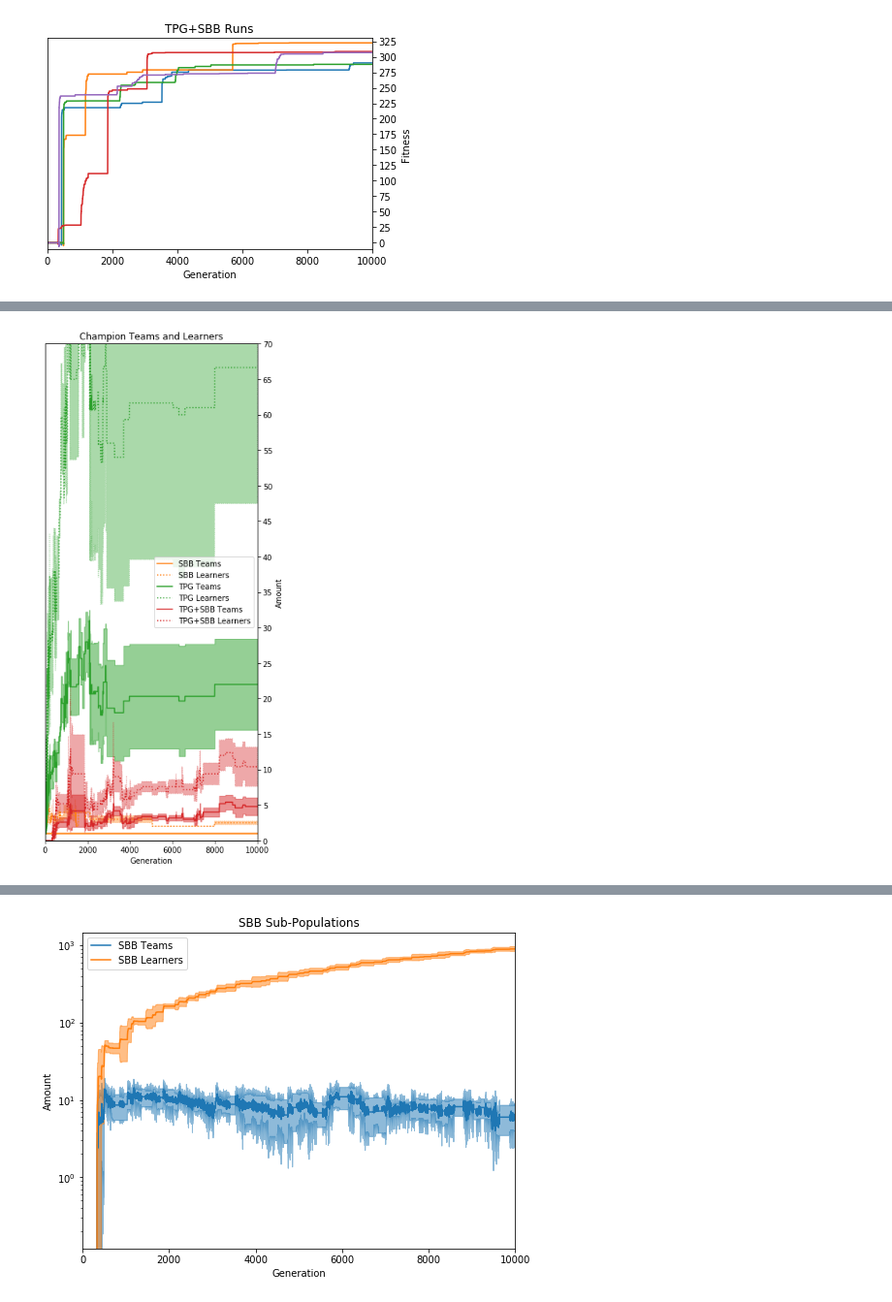
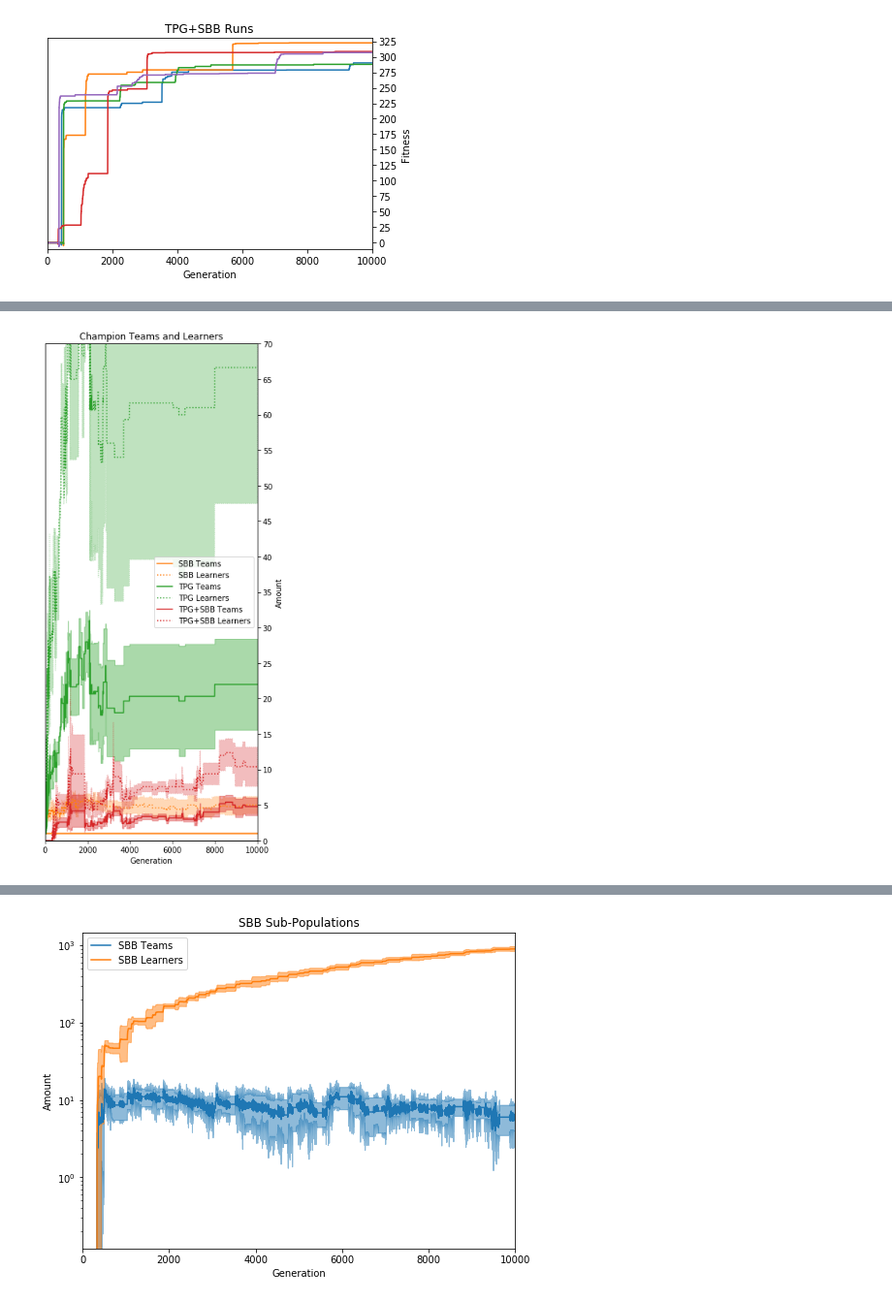
Before and after one commit to Ryan-Amaral/gp-bipedal-walker-analysis, a Jupyter notebook: basic_analysis.ipynb, the cells around one changed output, grey strips where cells are left out. Shown at 97% size. Cells and saved outputs as stored; diff of their text form; code cells hidden in the pictures.

```diff
--- a/basic_analysis.ipynb
+++ b/basic_analysis.ipynb
@@ -25,10 +25,10 @@ dfs_gp = [df_gp_1, df_gp_2, df_gp_3, df_gp_4, df_gp_5]
 
 df_sbb_1 = pd.read_csv("run-data/sbb/1/log.csv")
 df_sbb_2 = pd.read_csv("run-data/sbb/2/log.csv")
-#df_sbb_3 = pd.read_csv("run-data/sbb/3/log.csv")
-#df_sbb_4 = pd.read_csv("run-data/sbb/4/log.csv")
-#df_sbb_5 = pd.read_csv("run-data/sbb/5/log.csv")
-dfs_sbb = [df_sbb_1, df_sbb_2]#, df_sbb_3, df_sbb_4, df_sbb_5]
+df_sbb_3 = pd.read_csv("run-data/sbb/3/log.csv")
+df_sbb_4 = pd.read_csv("run-data/sbb/4/log.csv")
+df_sbb_5 = pd.read_csv("run-data/sbb/5/log.csv")
+dfs_sbb = [df_sbb_1, df_sbb_2, df_sbb_3, df_sbb_4, df_sbb_5]
 
 df_tpg_1 = pd.read_csv("run-data/tpg/1/log.csv")
 df_tpg_2 = pd.read_csv("run-data/tpg/2/log.csv")
@@ -197,57 +197,60 @@ tpgsbb_teams_means, tpgsbb_teams_stds = get_mean_std(dfs_tpgsbb, "champ_teams",
 tpgsbb_learners_means, tpgsbb_learners_stds = get_mean_std(dfs_tpgsbb, "champ_learners", 10000)
 
 
+std_div = 2
+
+
 plt.plot(sbb_teams_means, color=colors[1], label="SBB Teams")
 plt.fill_between(range(10000),
-                 sbb_teams_means-sbb_teams_stds/2, sbb_teams_means+sbb_teams_stds/2,
-                alpha=0.5, color=colors[1])
+                 sbb_teams_means-sbb_teams_stds/std_div, sbb_teams_means+sbb_teams_stds/std_div,
+                alpha=0.4, color=colors[1])
 
 plt.plot(sbb_learners_means, color=colors[1], linestyle="dotted", label="SBB Learners")
 plt.fill_between(range(10000),
-                 sbb_learners_means-sbb_learners_stds/2, sbb_learners_means+sbb_learners_stds/2,
-                alpha=0.4, color=colors[1], linestyle="dotted")
+                 sbb_learners_means-sbb_learners_stds/std_div, sbb_learners_means+sbb_learners_stds/std_div,
+                alpha=0.3, color=colors[1], linestyle="dotted")
 
 
 
 plt.plot(tpg_teams_means, color=colors[2], label="TPG Teams")
 plt.fill_between(range(10000),
-                 tpg_teams_means-tpg_teams_stds/2, tpg_teams_means+tpg_teams_stds/2,
-                alpha=0.5, color=colors[2])
+                 tpg_teams_means-tpg_teams_stds/std_div, tpg_teams_means+tpg_teams_stds/std_div,
+                alpha=0.4, color=colors[2])
 
 plt.plot(tpg_learners_means, color=colors[2], linestyle="dotted", label="TPG Learners")
 plt.fill_between(range(10000),
-                 tpg_learners_means-tpg_learners_stds/2, tpg_learners_means+tpg_learners_stds/2,
-                alpha=0.4, color=colors[2], linestyle="dotted")
+                 tpg_learners_means-tpg_learners_stds/std_div, tpg_learners_means+tpg_learners_stds/std_div,
+                alpha=0.3, color=colors[2], linestyle="dotted")
 
 
 
 plt.plot(tpgsbb_teams_means, color=colors[3], label="TPG+SBB Teams")
 plt.fill_between(range(10000),
-                 tpgsbb_teams_means-tpgsbb_teams_stds/2, tpgsbb_teams_means+tpgsbb_teams_stds/2,
-                alpha=0.5, color=colors[3])
+                 tpgsbb_teams_means-tpgsbb_teams_stds/std_div, tpgsbb_teams_means+tpgsbb_teams_stds/std_div,
+                alpha=0.4, color=colors[3])
 
 plt.plot(tpgsbb_learners_means, color=colors[3], linestyle="dotted", label="TPG+SBB Learners")
 plt.fill_between(range(10000),
-                 tpgsbb_learners_means-tpgsbb_learners_stds/2, tpgsbb_learners_means+tpgsbb_learners_stds/2,
-                alpha=0.4, color=colors[3], linestyle="dotted")
+                 tpgsbb_learners_means-tpgsbb_learners_stds/std_div, tpgsbb_learners_means+tpgsbb_learners_stds/std_div,
+                alpha=0.3, color=colors[3], linestyle="dotted")
 
 plt.title("Champion Teams and Learners")
 plt.xlabel("Generation")
 plt.xlim(0,10000)
 #plt.ylabel("Amount")
 ylim = plt.ylim(0,70)
 plt.yticks(np.arange(-1, 72, 500))
 plt.legend()
 ax = plt.twinx()
 ax.set_ylim(ylim)
 ax.set_yticks(np.arange(0, 71, 5))
 ax.yaxis.set_label_position("right")
 plt.ylabel("Amount")
 
 plt.savefig("images/evo-teams-learners.pdf")
 plt.show()
 # %% [output]
-[figure, old version]
+[figure, new version]
 # %%
 # comparison of champion instruction sizes
 
```
Also changed, not shown: parts of 4 cells of this notebook, 25 other files.
